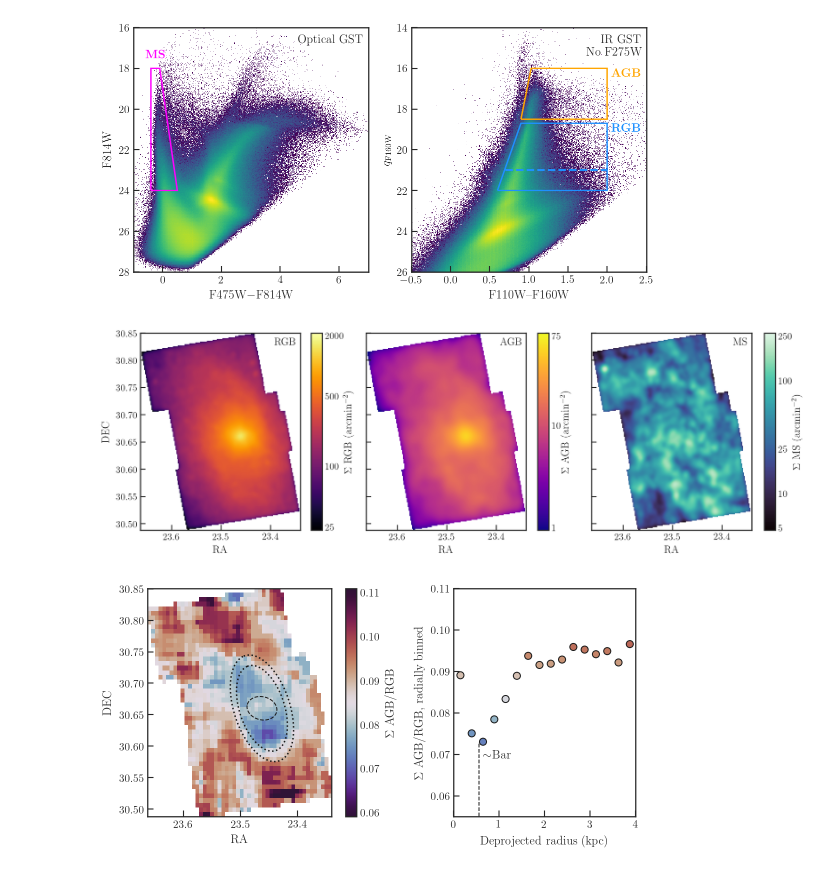
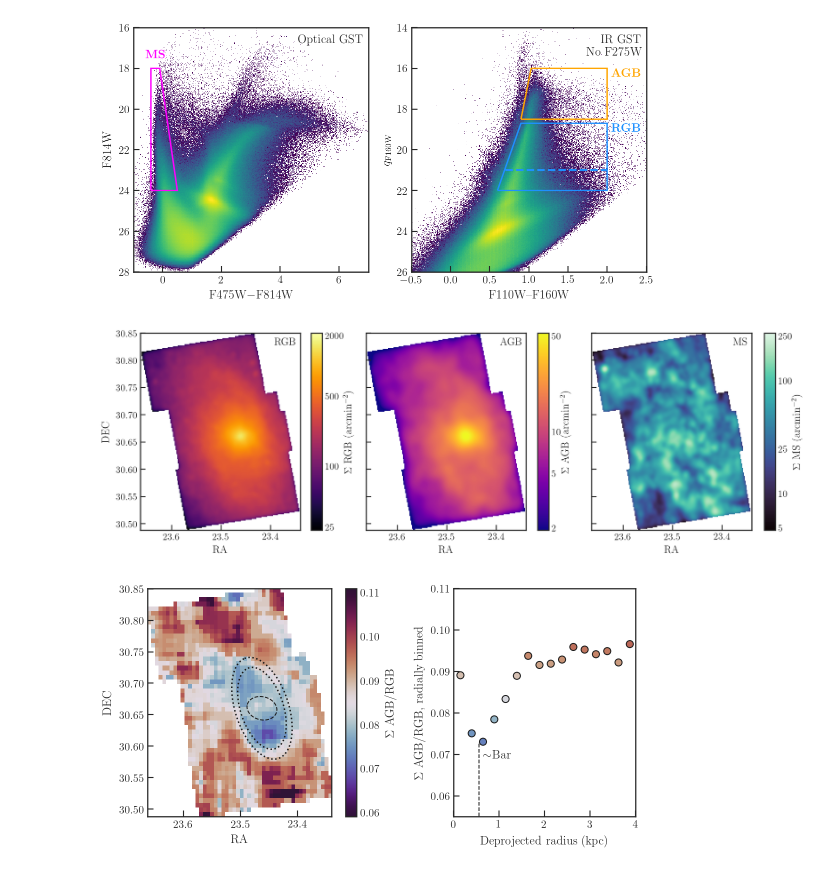
Before and after one commit to meredith-durbin/m33_survey_plots, a Jupyter notebook: RGB AGB MS.ipynb, the cells around one changed output. Saved outputs shown, nothing was run; the diff lists cells and outputs as text; code cells hidden in the pictures.

```diff
--- a/RGB AGB MS.ipynb
+++ b/RGB AGB MS.ipynb
@@ -186,7 +186,7 @@ ax1.set_xlabel('RA')
 ax1.set_ylabel('DEC')
 
 plt.sca(ax2)
-vmin_agb, vmax_agb, cmap_agb = 0.095, 8, 'plasma'
+vmin_agb, vmax_agb, cmap_agb = 0.192, 5.25, 'plasma'
 agb = ds.count('*', selection='AGB', binby=['DEC', 'RA'],
                limits=[dec_lim, ra_lim], shape=(dec_shape, ra_shape))
 agb_conv = convolve(agb, Gaussian2DKernel(x_stddev=5))
@@ -194,9 +194,6 @@ agb_conv[~np.isfinite(allstars)] = np.nan
 ax2.imshow(agb_conv, origin='lower', aspect=1.1, cmap=cmap_agb,
            norm=mpl.colors.LogNorm(vmin=vmin_agb, vmax=vmax_agb),
            extent=[*ra_lim, *dec_lim], interpolation=None)
-# ds.plot('RA', 'DEC', selection='AGB', limits='minmax', shape=150,
-#         f='log10', aspect=1.1, colormap=cmap_agb, smooth_pre=1, smooth_post=0.6, interpolation='None',
-#         vmin=np.log10(vmin_agb), vmax=np.log10(vmax_agb), colorbar=False)
 
 plt.sca(ax3)
 vmin_ms, vmax_ms, cmap_ms = 0.475, 26.5, sns.color_palette('mako', as_cmap=True)
@@ -207,43 +204,40 @@ ms_conv[~np.isfinite(allstars)] = np.nan
 ax3.imshow(ms_conv, origin='lower', aspect=1.1, cmap=cmap_ms,
            norm=mpl.colors.LogNorm(vmin=vmin_ms, vmax=vmax_ms),
            extent=[*ra_lim, *dec_lim], interpolation=None)
-# ds.plot('RA', 'DEC', selection='MS', limits='minmax', shape=150,
-#         f='log10', aspect=1.1, colormap=cmap_ms, smooth_pre=0.6, smooth_post=0.4, interpolation='None',
-#         vmin=np.log10(vmin_ms), vmax=np.log10(vmax_ms), colorbar=False)
 
 for ax, label in zip([ax1, ax2, ax3], ['RGB', 'AGB', 'MS']):
     ax.invert_xaxis()
     ax.text(0.975, 0.975, label, va='top', ha='right', transform=ax.transAxes)
     if ax != ax1:
         ax.set_yticklabels([])
         ax.set_ylabel('')
         ax.set_xlabel('RA')
 
 fig.tight_layout(w_pad=7)
 
 cb = add_colorbar(fig, ax1, cmap=cmap_rgb, vmin=vmin_rgb*10, vmax=vmax_rgb*10,
                   norm='LogNorm', offset=0.04, width=0.015)
 ticks_rgb = [25, 100, 500, 2000]
 cb.set_ticks(ticks_rgb)
 cb.set_ticklabels(ticks_rgb)
 cb.set_label('$\Sigma$ RGB (arcmin$^{-2}$)', labelpad=-1)
 cb = add_colorbar(fig, ax2, cmap=cmap_agb, vmin=vmin_agb*10, vmax=vmax_agb*10,
              norm='LogNorm', offset=0.01, width=0.015, label=None)
-ticks_agb = [1, 10, 75]
+ticks_agb = [2, 5, 10, 50]
 cb.set_ticks(ticks_agb)
 cb.set_ticklabels(ticks_agb)
 cb.set_label('$\Sigma$ AGB (arcmin$^{-2}$)', labelpad=-1)
 cb = add_colorbar(fig, ax3, cmap=cmap_ms, vmin=vmin_ms*10, vmax=vmax_ms*10,
                   norm='LogNorm', offset=-0.02, width=0.015)
 ticks_ms = [5, 10, 25, 100, 250]
 cb.set_ticks(ticks_ms)
 cb.set_ticklabels(ticks_ms)
 cb.set_label('$\Sigma$ MS (arcmin$^{-2}$)', labelpad=-1)
 
 fig.tight_layout()
 fig.savefig('figures/AGB_RGB_MS_mjd.pdf', dpi=300, bbox_inches='tight')
 # %% [output]
-[figure, old version]
+[figure, new version]
 # %%
 rgb_bright = ds.count('*', binby=['DEC', 'RA'], selection='RGB_bright',
                       shape=50, limits=[ds.minmax('DEC'), ds.minmax('RA')])
```
Also changed, not shown: parts of 2 cells of this notebook, 6 other files.
